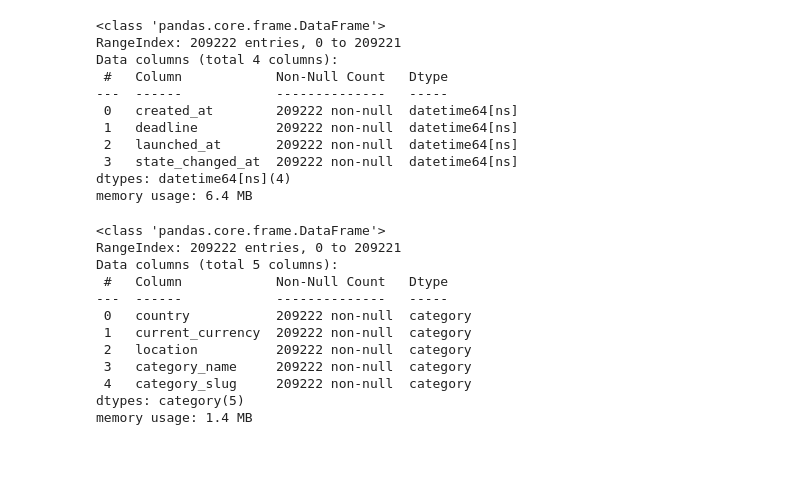
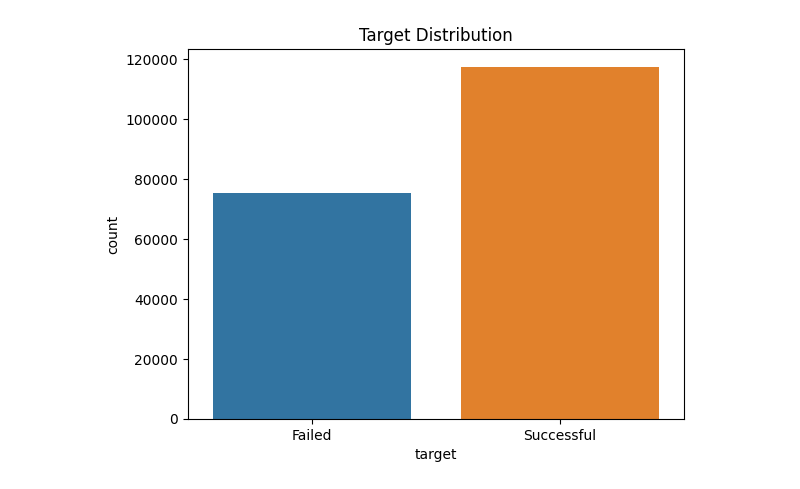
Before and after one commit to macizomedia/kickstarter-ml-project, a Jupyter notebook: EDA.ipynb, the cells around one changed output. Drawn from its saved outputs; the diff is of its cells as text; code cells hidden in the pictures; blank space fills up the shorter version.

```diff
--- a/EDA.ipynb
+++ b/EDA.ipynb
@@ -40,3 +42,11 @@ df['location'] = df['location'].astype('category')
+# %%
+# convert to string
+df['blurb'] = df['blurb'].astype('str')
+df['name'] = df['name'].astype('str')
+# %%
+# convert to boolean
+df['spotlight'] = df['spotlight'].astype('bool')
+df['staff_pick'] = df['staff_pick'].astype('bool')
 # %%
 df.info()
 # %% [output]
@@ -85,33 +70,3 @@ memory usage: 4.0 MB
-# %%
-df_dates = df.select_dtypes(include=['datetime64'])
-
-df_dates.info()
-# %% [output]
-<class 'pandas.core.frame.DataFrame'>
-RangeIndex: 209222 entries, 0 to 209221
-Data columns (total 4 columns):
- #   Column            Non-Null Count   Dtype
----  ------            --------------   -----
- 0   created_at        209222 non-null  datetime64[ns]
- 1   deadline          209222 non-null  datetime64[ns]
- 2   launched_at       209222 non-null  datetime64[ns]
- 3   state_changed_at  209222 non-null  datetime64[ns]
-dtypes: datetime64[ns](4)
-memory usage: 6.4 MB
-# %%
-df_category = df.select_dtypes(include=['category'])
-
-df_category.info()
-# %% [output]
-<class 'pandas.core.frame.DataFrame'>
-RangeIndex: 209222 entries, 0 to 209221
-Data columns (total 5 columns):
- #   Column            Non-Null Count   Dtype
----  ------            --------------   -----
- 0   country           209222 non-null  category
- 1   current_currency  209222 non-null  category
- 2   location          209222 non-null  category
- 3   category_name     209222 non-null  category
- 4   category_slug     209222 non-null  category
-dtypes: category(5)
-memory usage: 1.4 MB
+# %%
+# subset dataframe to only include successful and failed projects
+df = df[(df['state'] == 'successful') | (df['state'] == 'failed')]
@@ -117,0 +76,12 @@ memory usage: 1.4 MB
+# %%
+# create target feature from state
+df['target'] = df['state'].apply(lambda x: 1 if x == 'successful' else 0).astype('int')
+# %%
+# plot distribution of target
+sns.countplot(x='target', data=df)
+# label plot
+plt.title('Target Distribution')
+# label 0 as failed and 1 as successful
+plt.xticks([0, 1], ['Failed', 'Successful']);
+# %% [output]
+[figure, added]
```
Also changed, not shown: parts of 20 cells of this notebook, 3 other files.
